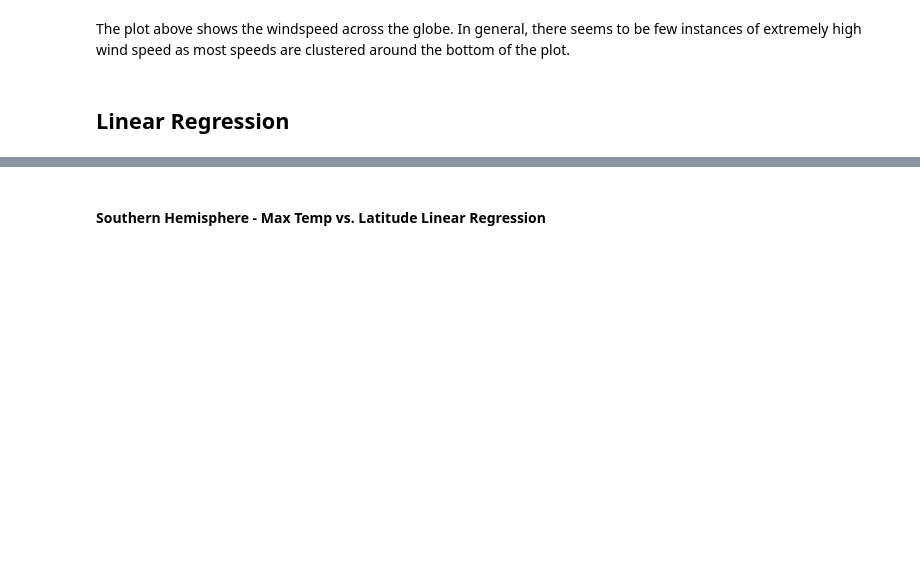
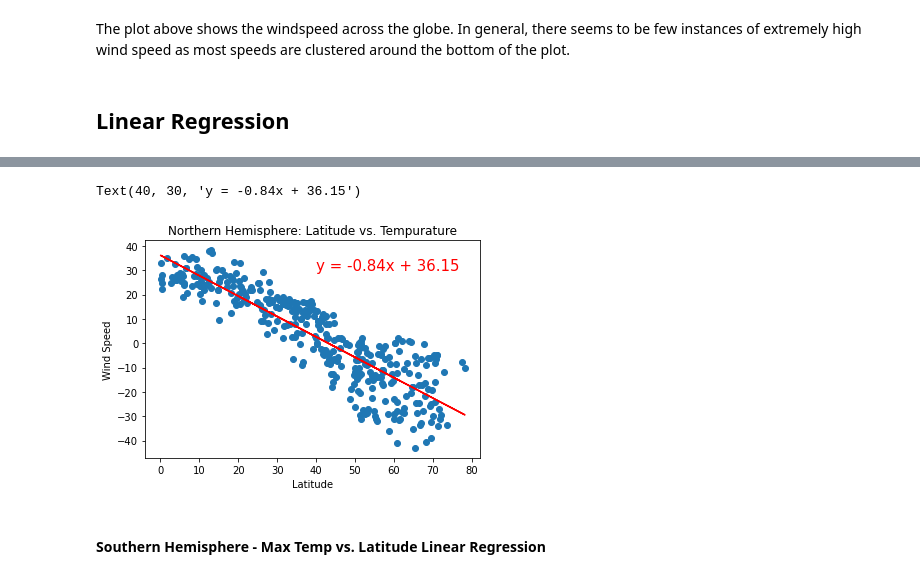
Before and after one commit to kflores56/API-Weather-Analysis, a Jupyter notebook: WeatherPy/WeatherPy.ipynb, the cells around one changed output, grey strips where cells are left out. Drawn from its saved outputs; the diff is of its cells as text; code cells hidden in the pictures; blank space fills up the shorter version.

Commit message:
first linear regression graph

```diff
--- a/WeatherPy/WeatherPy.ipynb
+++ b/WeatherPy/WeatherPy.ipynb
@@ -305,3 +305,11 @@ plt.savefig("Outputs/Latitude vs. Wind Speed.png")
 The plot above shows the windspeed across the globe. In general, there seems to be few instances of extremely high wind speed as most speeds are clustered around the bottom of the plot.
 # %% [markdown]
 ## Linear Regression
+# %%
+#Establish north and south hemisphere dataframes
+
+north = weather_data.loc[weather_data['Latitude'] >= 0]
+north.head()
+# print(len(north))
+south = weather_data.loc[weather_data['Latitude'] < 0]
+# print(len(south))
@@ -314,3 +325,32 @@ The r-value is: 0.46937863826630627
+# %%
+from scipy import stats
+
+#Add associated y_axis
+north_lat = north['Latitude']
+north_temp = north['Tempurature']
+
+# Linear regression
+# Perform a linear regression on temperature vs. latitude
+(slope, intercept, rvalue, pvalue, stderr) = stats.linregress(north_lat, north_temp)
+
+# Get regression values
+regress_values = north_lat * slope + intercept
+
+#Create line equation for graph
+lneq = "y = " + str(round(slope,2)) + "x + " + str(round(intercept,2))
+
+#Plot
+plt.scatter(north_lat, north_temp)
+plt.plot(north_lat,regress_values,"r-")
+
+#Label
+plt.xlabel('Latitude')
+plt.ylabel('Wind Speed')
+plt.title('Northern Hemisphere: Latitude vs. Tempurature')
+plt.annotate(lneq,(40,30),fontsize=15,color="red")
+# %% [output]
+Text(40, 30, 'y = -0.84x + 36.15')
+[figure, added]
 # %% [markdown]
 ####  Southern Hemisphere - Max Temp vs. Latitude Linear Regression
 # %%
```
Also changed, not shown: parts of 3 cells of this notebook.
